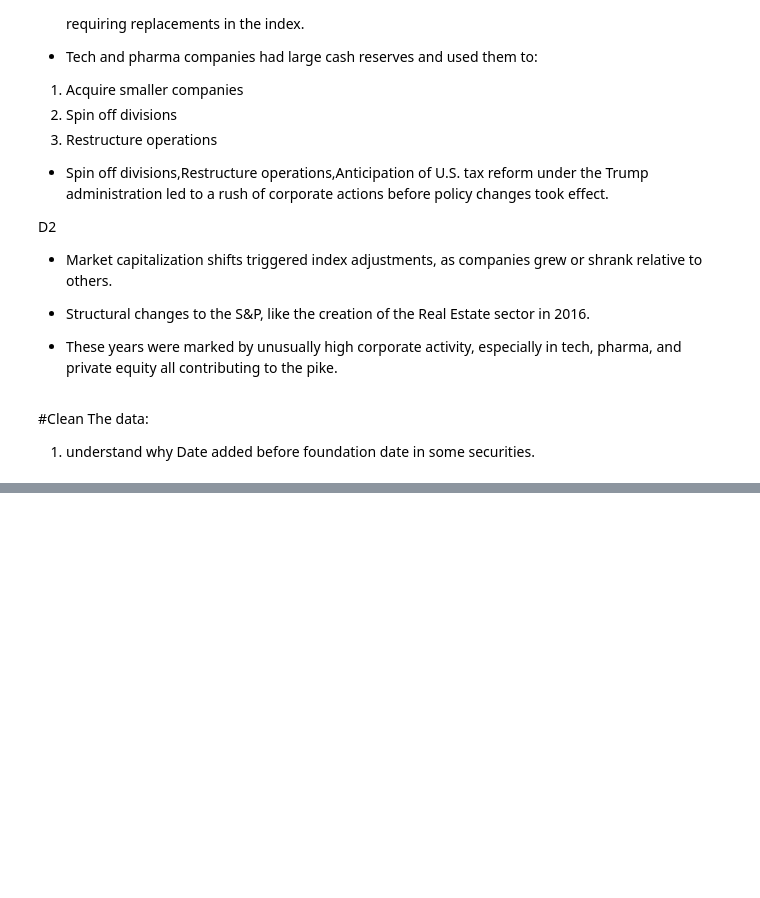
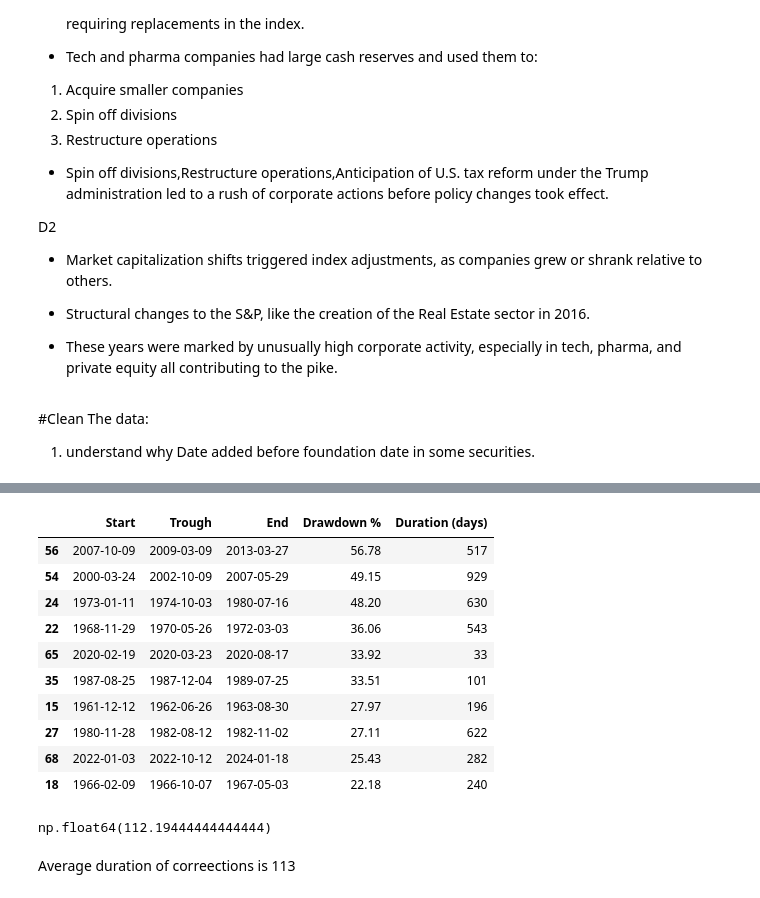
Before and after one commit to blindblackcat/assets, a Jupyter notebook: Homework001zoomcamp.ipynb, the cells around one changed output, grey strips where cells are left out. Cells and saved outputs as stored; diff of their text form; code cells hidden in the pictures; blank space fills up the shorter version.

```diff
--- a/Homework001zoomcamp.ipynb
+++ b/Homework001zoomcamp.ipynb
@@ -257,0 +504,23 @@ print("Número de compañías con más de 20 años en el S&P 500:", over_20_year
+# %%
+corrections_df.sort_values(by="Drawdown %",ascending=0).head(10)
+# %% [output]
+|  | Start | Trough | End | Drawdown % | Duration (days) |
+| 56 | 2007-10-09 | 2009-03-09 | 2013-03-27 | 56.78 | 517 |
+| 54 | 2000-03-24 | 2002-10-09 | 2007-05-29 | 49.15 | 929 |
+| 24 | 1973-01-11 | 1974-10-03 | 1980-07-16 | 48.20 | 630 |
+| 22 | 1968-11-29 | 1970-05-26 | 1972-03-03 | 36.06 | 543 |
+| 65 | 2020-02-19 | 2020-03-23 | 2020-08-17 | 33.92 | 33 |
+| 35 | 1987-08-25 | 1987-12-04 | 1989-07-25 | 33.51 | 101 |
+| 15 | 1961-12-12 | 1962-06-26 | 1963-08-30 | 27.97 | 196 |
+| 27 | 1980-11-28 | 1982-08-12 | 1982-11-02 | 27.11 | 622 |
+| 68 | 2022-01-03 | 2022-10-12 | 2024-01-18 | 25.43 | 282 |
+| 18 | 1966-02-09 | 1966-10-07 | 1967-05-03 | 22.18 | 240 |
+# %%
+duration_average = corrections_df['Duration (days)'].mean()
+duration_max=corrections_df['Duration (days)'].max()
+duration_min=corrections_df['Duration (days)'].min()
+duration_average
+# %% [output]
+np.float64(112.19444444444444)
+# %% [markdown]
+Average duration of correections is 113
```
Also changed, not shown: parts of 16 cells of this notebook.
